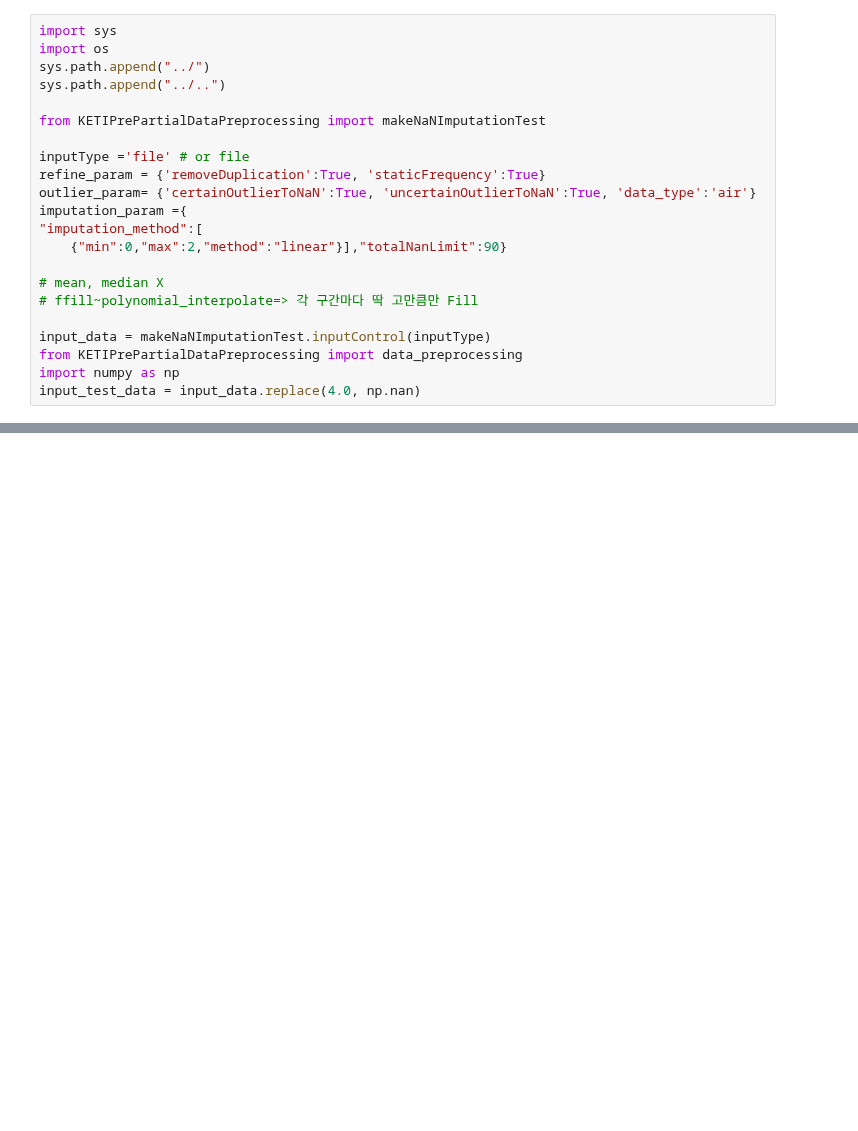
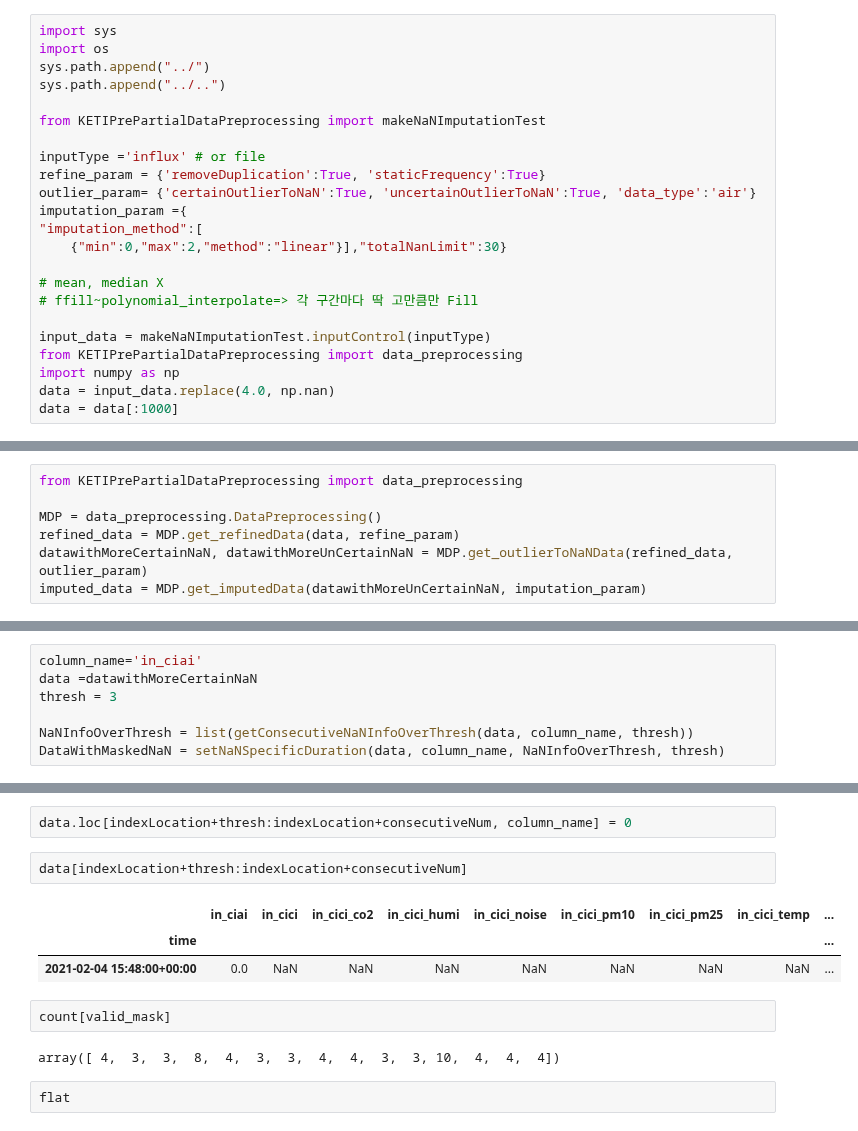
Before and after one commit to ClustProject/KETIPrePartialDataPreprocessing, a Jupyter notebook: preprocessingTest_JW.ipynb, the cells around one changed output, grey strips where cells are left out. Saved outputs shown, nothing was run; the diff lists cells and outputs as text; blank space fills up the shorter version.

```diff
--- a/preprocessingTest_JW.ipynb
+++ b/preprocessingTest_JW.ipynb
@@ -6,12 +6,12 @@ sys.path.append("../..")
 
 from KETIPrePartialDataPreprocessing import makeNaNImputationTest
 
-inputType ='file' # or file
+inputType ='influx' # or file
 refine_param = {'removeDuplication':True, 'staticFrequency':True}
 outlier_param= {'certainOutlierToNaN':True, 'uncertainOutlierToNaN':True, 'data_type':'air'}
 imputation_param ={
 "imputation_method":[
-    {"min":0,"max":2,"method":"linear"}],"totalNanLimit":90}
+    {"min":0,"max":2,"method":"linear"}],"totalNanLimit":30}
 
 # mean, median X
 # ffill~polynomial_interpolate=> 각 구간마다 딱 고만큼만 Fill
@@ -19,4 +19,5 @@ imputation_param ={
 input_data = makeNaNImputationTest.inputControl(inputType)
 from KETIPrePartialDataPreprocessing import data_preprocessing
 import numpy as np
-input_test_data = input_data.replace(4.0, np.nan)
+data = input_data.replace(4.0, np.nan)
+data = data[:1000]
@@ -85,0 +24,7 @@ nanMap
+# %%
+from KETIPrePartialDataPreprocessing import data_preprocessing
+
+MDP = data_preprocessing.DataPreprocessing()
+refined_data = MDP.get_refinedData(data, refine_param)
+datawithMoreCertainNaN, datawithMoreUnCertainNaN = MDP.get_outlierToNaNData(refined_data, outlier_param)
+imputed_data = MDP.get_imputedData(datawithMoreUnCertainNaN, imputation_param)
@@ -85,0 +79,7 @@ nanMap
+# %%
+column_name='in_ciai'
+data =datawithMoreCertainNaN
+thresh = 3
+
+NaNInfoOverThresh = list(getConsecutiveNaNInfoOverThresh(data, column_name, thresh))
+DataWithMaskedNaN = setNaNSpecificDuration(data, column_name, NaNInfoOverThresh, thresh)
@@ -85,0 +90,14 @@ nanMap
+# %%
+data.loc[indexLocation+thresh:indexLocation+consecutiveNum, column_name] = 0
+# %%
+data[indexLocation+thresh:indexLocation+consecutiveNum]
+# %% [output]
+|  | in_ciai | in_cici | in_cici_co2 | in_cici_humi | in_cici_noise | in_cici_pm10 | in_cici_pm25 | in_cici_temp | ... |
+| time |  |  |  |  |  |  |  |  | ... |
+| 2021-02-04 15:48:00+00:00 | 0.0 | NaN | NaN | NaN | NaN | NaN | NaN | NaN | ... |
+# %%
+count[valid_mask]
+# %% [output]
+array([ 4,  3,  3,  8,  4,  3,  3,  4,  4,  3,  3, 10,  4,  4,  4])
+# %%
+flat
```
Also changed, not shown: parts of 6 cells of this notebook, 4 other files.
